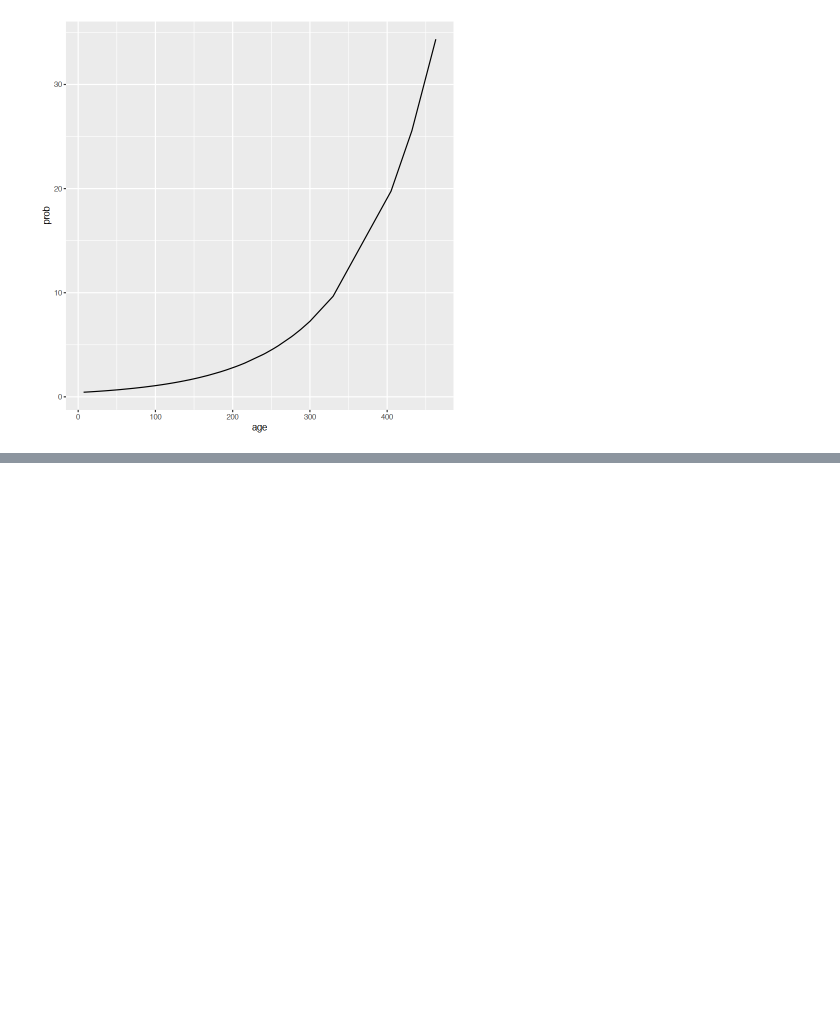
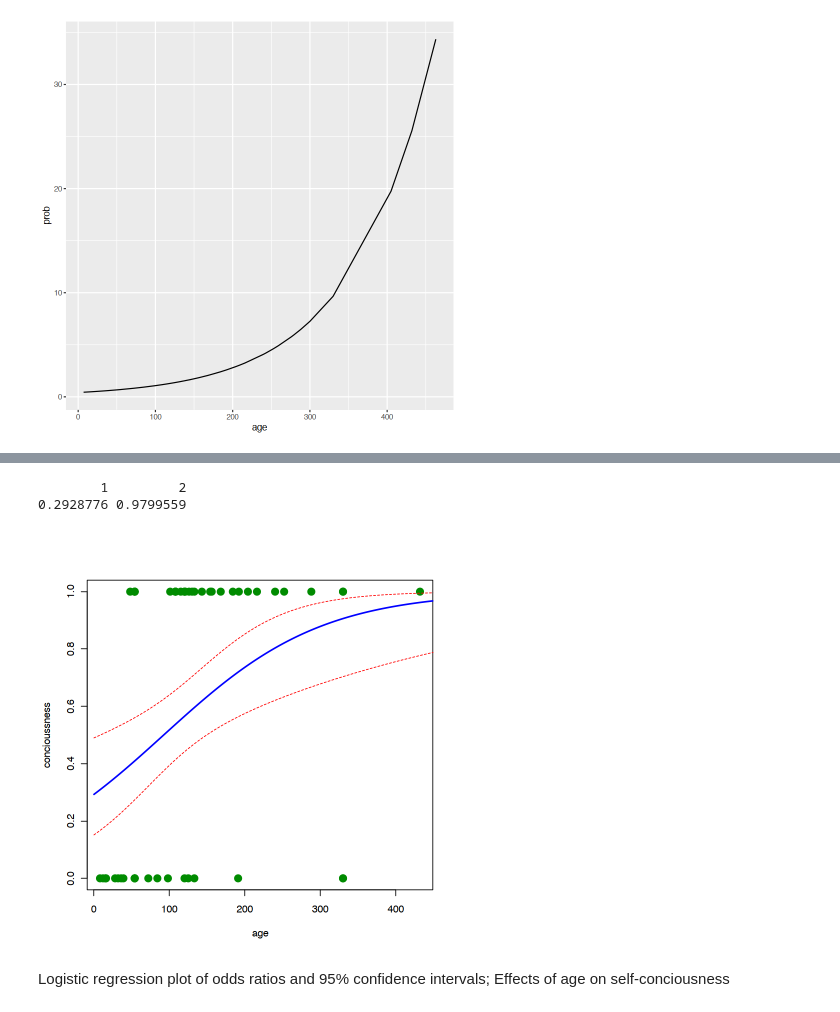
Before and after one commit to norberello/age-and-consciousness-in-chimps, a Jupyter notebook: Pan conciousness.ipynb, the cells around one changed output, grey strips where cells are left out. Drawn from its saved outputs; the diff is of its cells as text; code cells hidden in the pictures; blank space fills up the shorter version.

```diff
--- a/Pan conciousness.ipynb
+++ b/Pan conciousness.ipynb
@@ -171,0 +256,18 @@ ggplot(data=output.model,aes(age,prob))+geom_line()
+# %%
+#predicted prob to be conciouss at birth and with 500 months
+newdat <- data.frame(age=c(0,500))
+predict(fit,newdat,type="response")#response gives the predicted probabilities directly without using exp
+# %% [output]
+        1         2
+0.2928776 0.9799559
+# %%
+#with CI intervals
+preddat <- predict(fit, newdata=newdat, se.fit=TRUE)
+plot(concioussness~age, data=p.troglodytes, col="green4",pch=19,cex=1.5)
+with(preddat, lines(0:600, exp(fit)/(1+exp(fit)), col="blue",lwd=2))
+with(preddat, lines(0:600, exp(fit+1.96*se.fit)/(1+exp(fit+1.96*se.fit)), lty=2,col="red"))
+with(preddat, lines(0:600, exp(fit-1.96*se.fit)/(1+exp(fit-1.96*se.fit)), lty=2,col="red"))
+# %% [output]
+[figure, added]
+# %% [markdown]
+Logistic regression plot of odds ratios and 95% confidence intervals; Effects of age on self-conciousness
```
Also changed, not shown: parts of 21 cells of this notebook.
